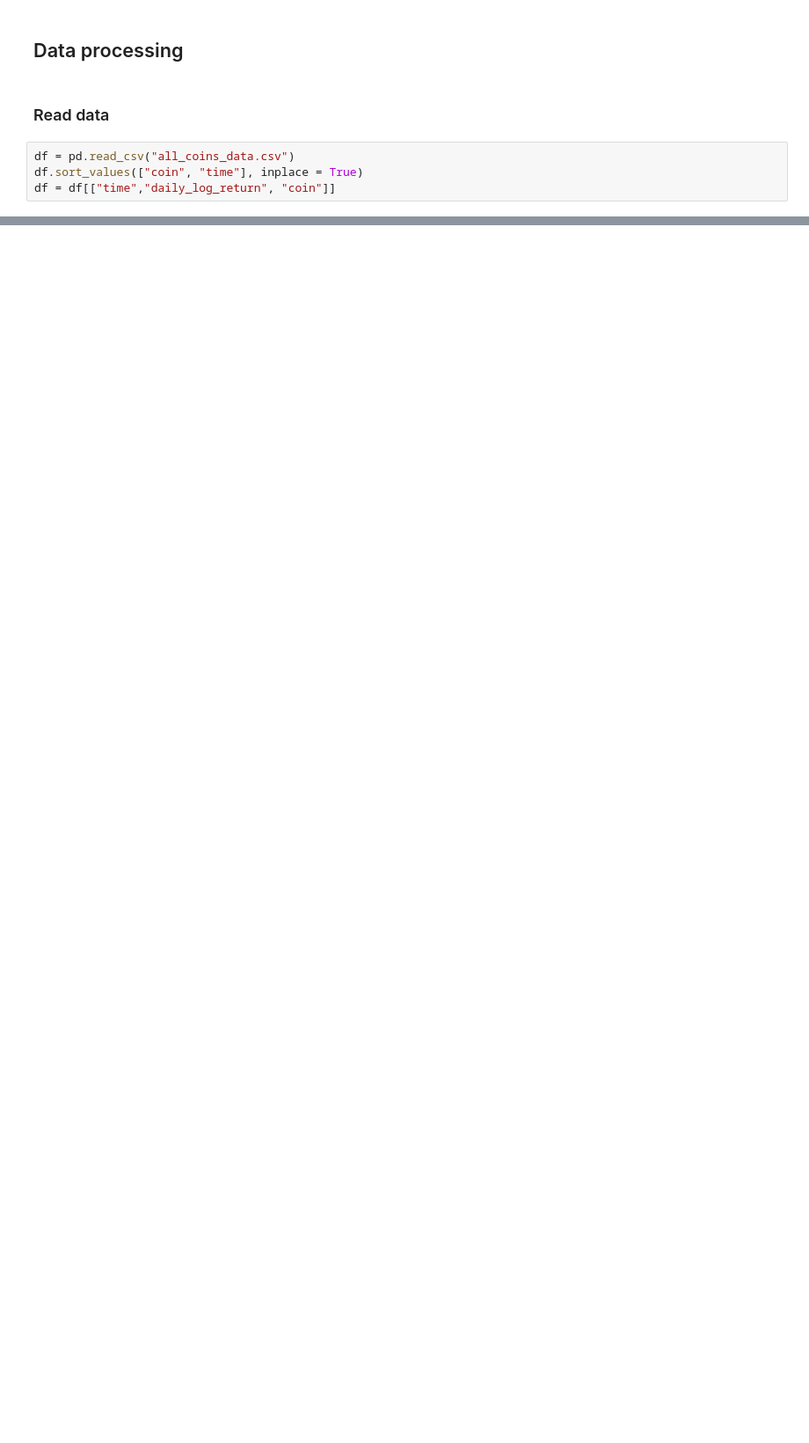
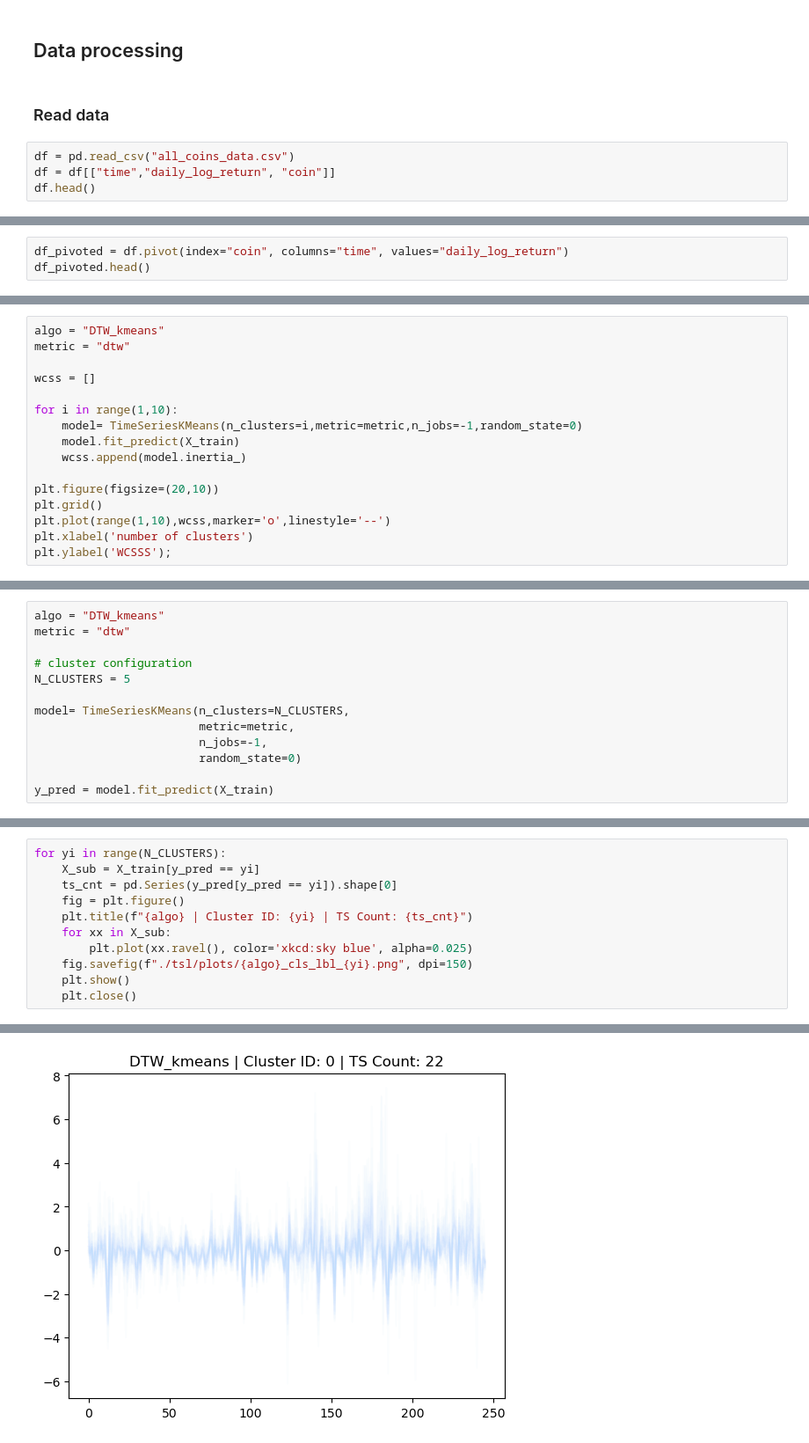
Before and after one commit to FedeScenna/Crypto_NetworkAnalysis, a Jupyter notebook: 06_ClusterAnalysis_DTW.ipynb, the cells around one changed output, grey strips where cells are left out. Shown at 88% size. Cells and saved outputs as stored; diff of their text form; blank space fills up the shorter version.

```diff
--- a/06_ClusterAnalysis_DTW.ipynb
+++ b/06_ClusterAnalysis_DTW.ipynb
@@ -13,5 +11,5 @@ from utils import chart_ts
 ### Read data
 # %%
 df = pd.read_csv("all_coins_data.csv")
-df.sort_values(["coin", "time"], inplace = True)
 df = df[["time","daily_log_return", "coin"]]
+df.head()
@@ -64,0 +23,3 @@ max_ars.rename(columns = {"Cluster_number":"Cluster Number"}).set_index("Cluster
+# %%
+df_pivoted = df.pivot(index="coin", columns="time", values="daily_log_return")
+df_pivoted.head()
@@ -99,0 +45,16 @@ for j in range(1,5):
+# %%
+algo = "DTW_kmeans"
+metric = "dtw"
+
+wcss = []
+
+for i in range(1,10):
+    model= TimeSeriesKMeans(n_clusters=i,metric=metric,n_jobs=-1,random_state=0)
+    model.fit_predict(X_train)
+    wcss.append(model.inertia_)
+
+plt.figure(figsize=(20,10))
+plt.grid()
+plt.plot(range(1,10),wcss,marker='o',linestyle='--')
+plt.xlabel('number of clusters')
+plt.ylabel('WCSSS');
@@ -99,0 +75,13 @@ for j in range(1,5):
+# %%
+algo = "DTW_kmeans"
+metric = "dtw"
+
+# cluster configuration
+N_CLUSTERS = 5
+
+model= TimeSeriesKMeans(n_clusters=N_CLUSTERS,
+                        metric=metric,
+                        n_jobs=-1,
+                        random_state=0)
+
+y_pred = model.fit_predict(X_train)
@@ -99,0 +94,12 @@ for j in range(1,5):
+# %%
+for yi in range(N_CLUSTERS):
+    X_sub = X_train[y_pred == yi]
+    ts_cnt = pd.Series(y_pred[y_pred == yi]).shape[0]
+    fig = plt.figure()
+    plt.title(f"{algo} | Cluster ID: {yi} | TS Count: {ts_cnt}")
+    for xx in X_sub:
+        plt.plot(xx.ravel(), color='xkcd:sky blue', alpha=0.025)
+    fig.savefig(f"./tsl/plots/{algo}_cls_lbl_{yi}.png", dpi=150)
+    plt.show()
+    plt.close()
+# %% [output]
@@ -99,0 +107 @@ for j in range(1,5):
+[figure, added]
```
Also changed, not shown: parts of 23 cells of this notebook, 1 other file.
